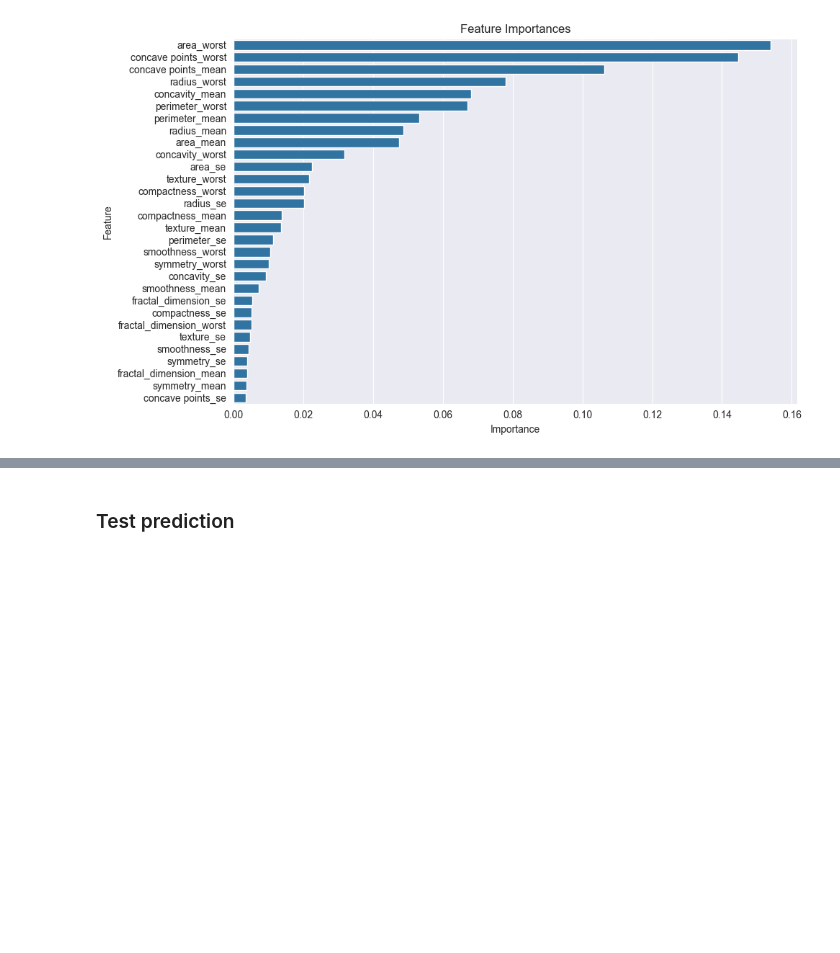
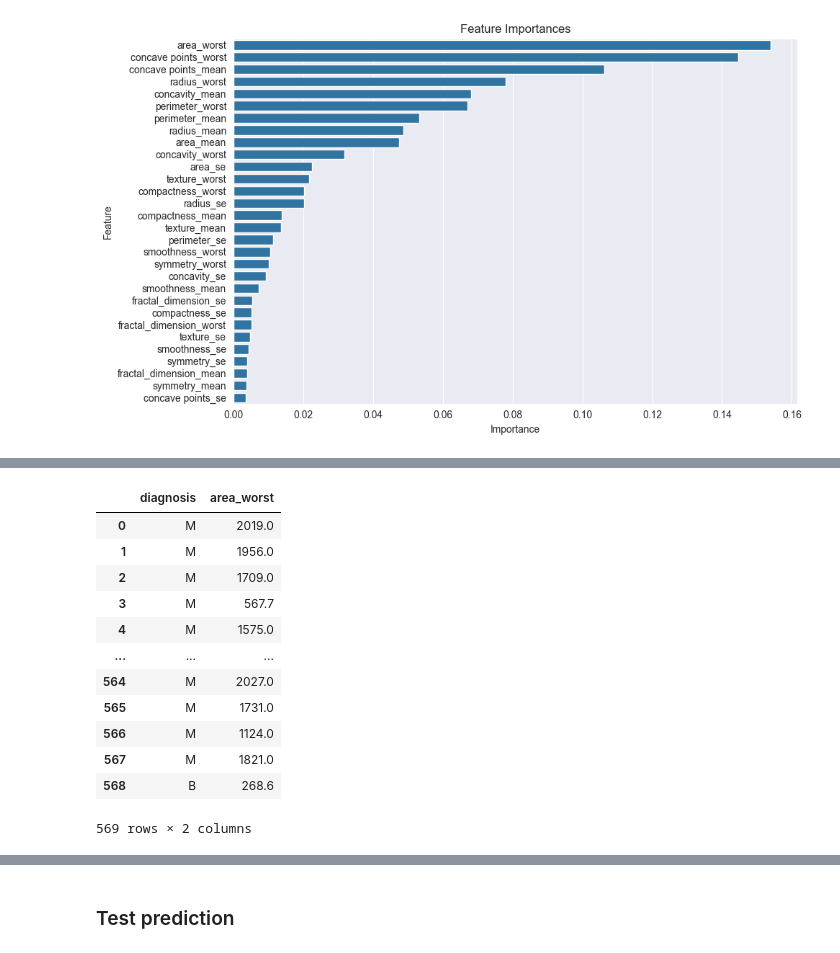
Before and after one commit to plamensve/RANDOM_FOREST_ALGORITHM, a Jupyter notebook: random_forest_algorithm.ipynb, the cells around one changed output, grey strips where cells are left out. Drawn from its saved outputs; the diff is of its cells as text; code cells hidden in the pictures; blank space fills up the shorter version.

```diff
--- a/random_forest_algorithm.ipynb
+++ b/random_forest_algorithm.ipynb
@@ -742,0 +747,18 @@ plt.show()
+# %%
+df = rf_data[['diagnosis', 'area_worst']]
+rf_data['diagnosis'] = rf_data['diagnosis'].map({0: 'B', 1: 'M'})
+df
+# %% [output]
+|  | diagnosis | area_worst |
+| 0 | M | 2019.0 |
+| 1 | M | 1956.0 |
+| 2 | M | 1709.0 |
+| 3 | M | 567.7 |
+| 4 | M | 1575.0 |
+| ... | ... | ... |
+| 564 | M | 2027.0 |
+| 565 | M | 1731.0 |
+| 566 | M | 1124.0 |
+| 567 | M | 1821.0 |
+| 568 | B | 268.6 |
+569 rows × 2 columns
```
Also changed, not shown: parts of 9 cells of this notebook, 1 other file.
